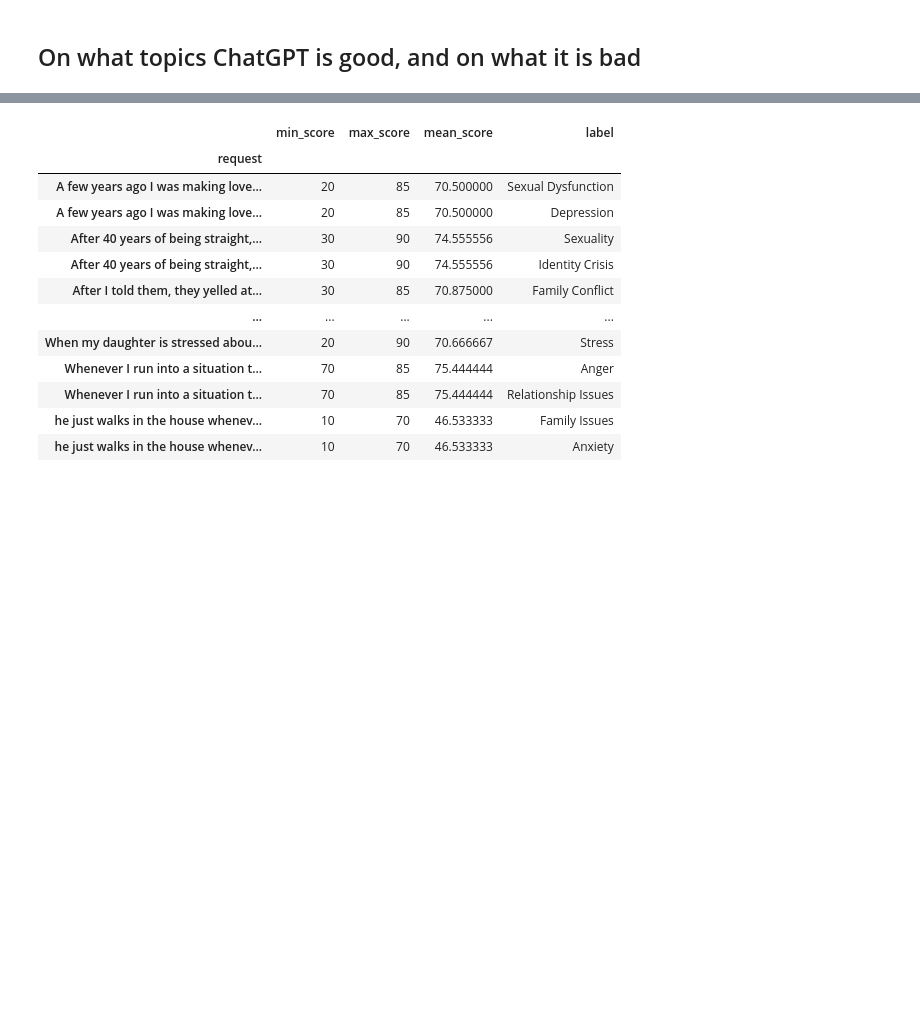
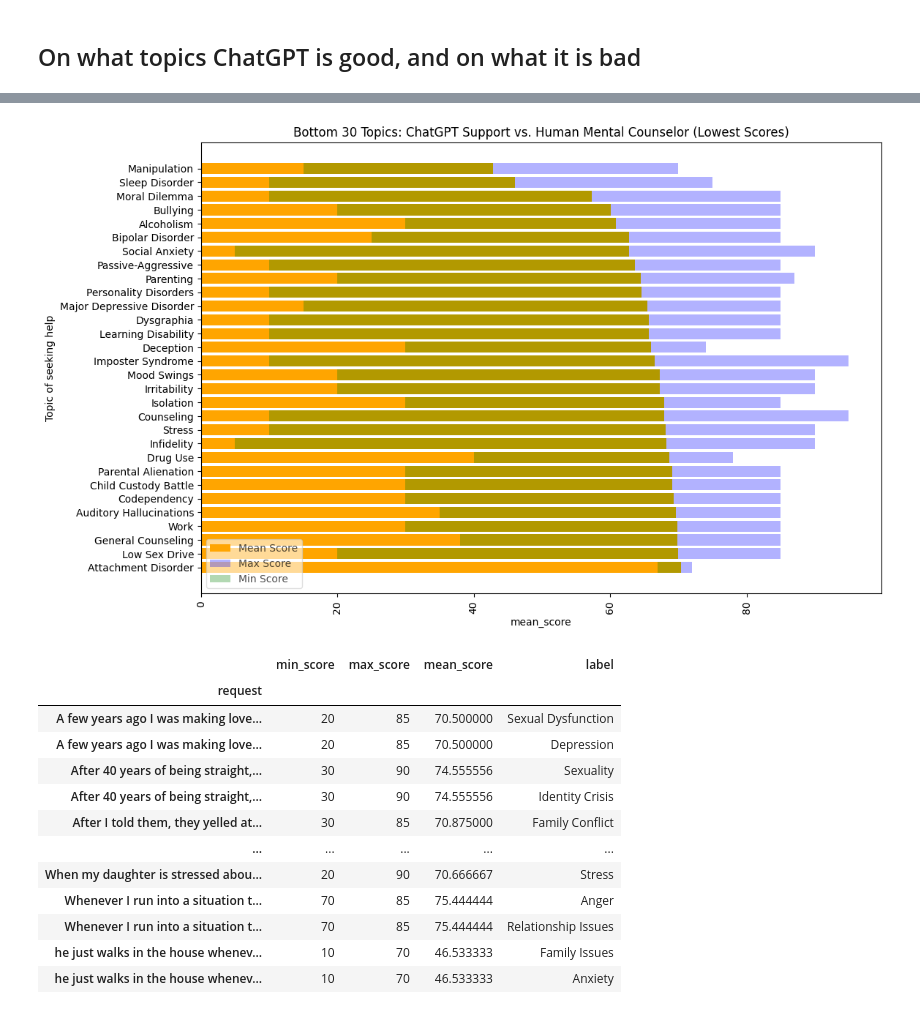
Before and after one commit to MIT-Emerging-Talent/2024-group-03-cdsp, a Jupyter notebook: 3_data_analysis/chatgpt_simulation/notebook_simulation_dataset_analysis.ipynb, the cells around one changed output, grey strips where cells are left out. Cells and saved outputs as stored; diff of their text form; code cells hidden in the pictures; blank space fills up the shorter version.

```diff
--- a/3_data_analysis/chatgpt_simulation/notebook_simulation_dataset_analysis.ipynb
+++ b/3_data_analysis/chatgpt_simulation/notebook_simulation_dataset_analysis.ipynb
@@ -350,3 +338,7 @@ top_labels_graph('Topics with lowest scores of ChatGPT support effectiveness (co
+# %%
+top_labels_graph('Bottom 30 Topics: ChatGPT Support vs. Human Mental Counselor (Lowest Scores)', ascending=True)
+# %% [output]
+[figure, added]
 # %%
 simulation_dataset_by_labels
 # %% [output]
```
Also changed, not shown: parts of 17 cells of this notebook, 6 other files.
